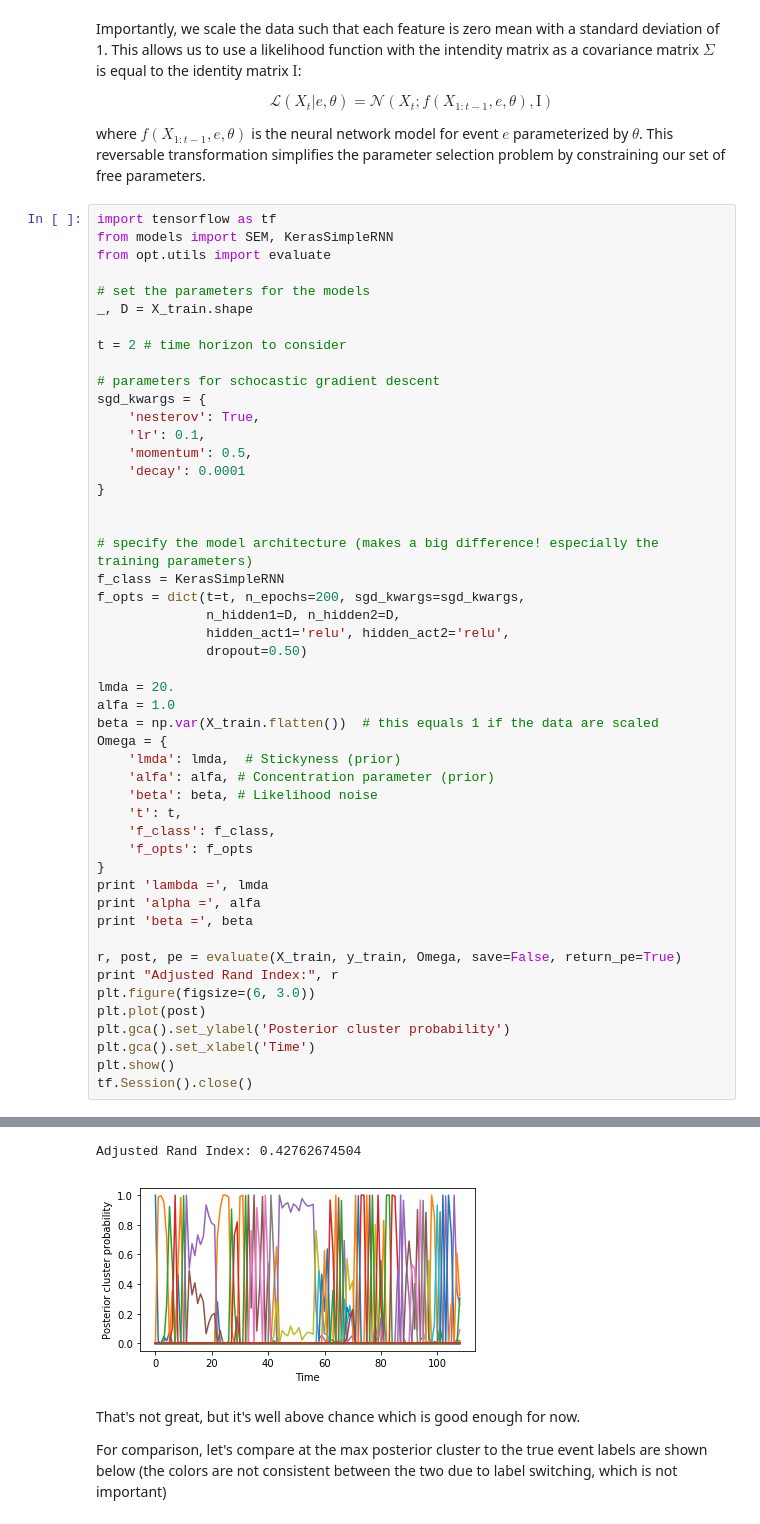
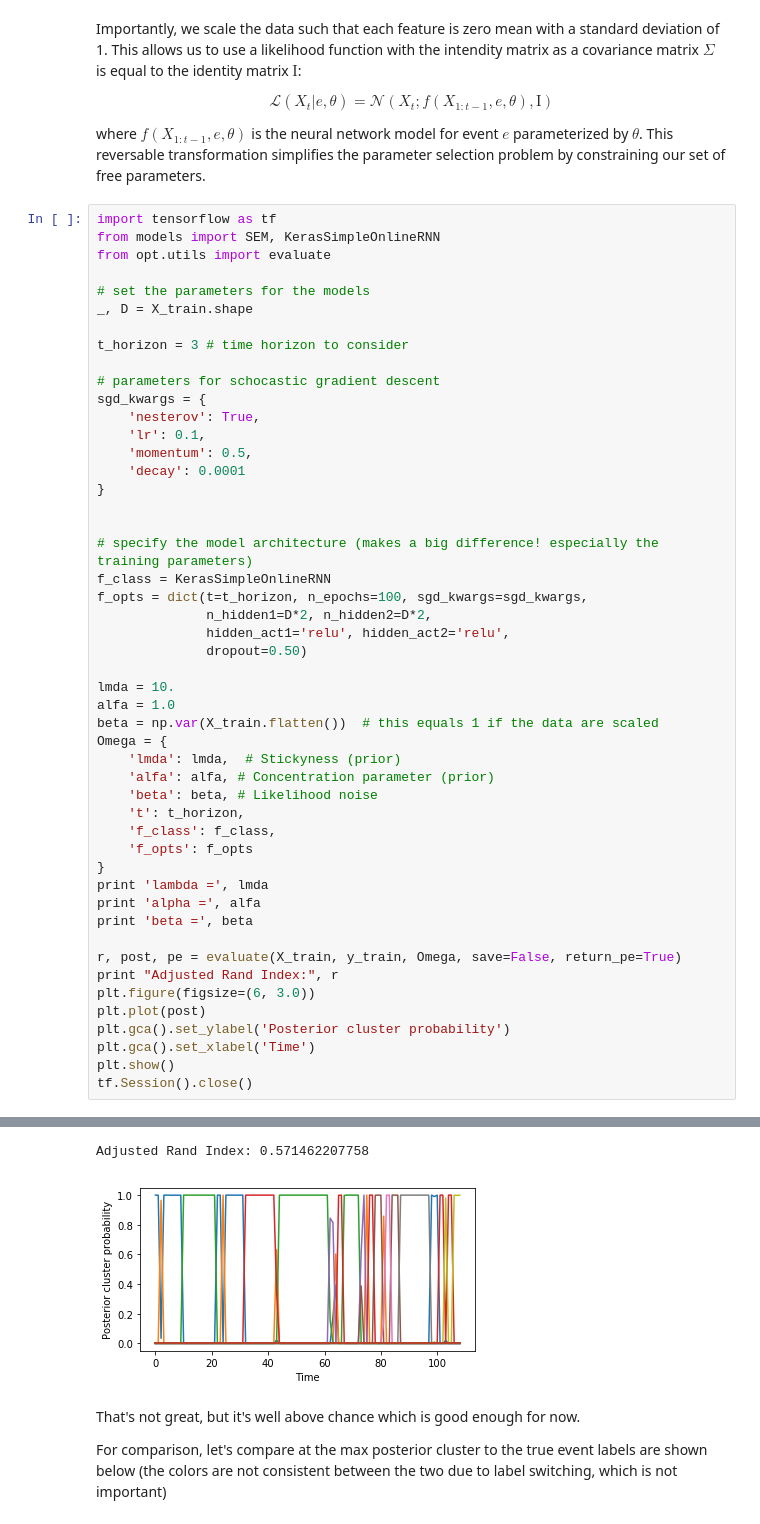
Before and after one commit to nicktfranklin/SEM_paper_simulations, a Jupyter notebook: Demo - Motion Capture Data.ipynb, the cells around one changed output, grey strips where cells are left out. Drawn from its saved outputs; the diff is of its cells as text.

```diff
--- a/Demo - Motion Capture Data.ipynb
+++ b/Demo - Motion Capture Data.ipynb
@@ -100,13 +100,13 @@ $$\mathcal{L}(X_t|e, \theta) = \mathcal{N}\left(X_t; f(X_{1:t-1}, e, \theta), \t
 where $f(X_{1:t-1}, e, \theta)$ is the neural network model for event $e$ parameterized by $\theta$. This reversable transformation simplifies the parameter selection problem by constraining our set of free parameters.
 # %%
 import tensorflow as tf
-from models import SEM, KerasSimpleRNN
+from models import SEM, KerasSimpleOnlineRNN
 from opt.utils import evaluate
 
 # set the parameters for the models
 _, D = X_train.shape
 
-t = 2 # time horizon to consider
+t_horizon = 3 # time horizon to consider
 
 # parameters for schocastic gradient descent
 sgd_kwargs = {
@@ -118,20 +118,20 @@ sgd_kwargs = {
 
 
 # specify the model architecture (makes a big difference! especially the training parameters)
-f_class = KerasSimpleRNN
-f_opts = dict(t=t, n_epochs=200, sgd_kwargs=sgd_kwargs,
-              n_hidden1=D, n_hidden2=D,
+f_class = KerasSimpleOnlineRNN
+f_opts = dict(t=t_horizon, n_epochs=100, sgd_kwargs=sgd_kwargs,
+              n_hidden1=D*2, n_hidden2=D*2,
               hidden_act1='relu', hidden_act2='relu',
               dropout=0.50)
 
-lmda = 20.
+lmda = 10.
 alfa = 1.0
 beta = np.var(X_train.flatten())  # this equals 1 if the data are scaled
 Omega = {
     'lmda': lmda,  # Stickyness (prior)
     'alfa': alfa, # Concentration parameter (prior)
     'beta': beta, # Likelihood noise
-    't': t,
+    't': t_horizon,
     'f_class': f_class,
     'f_opts': f_opts
 }
@@ -152,8 +152,8 @@ lambda = 20.0
 alpha = 1.0
 beta = 0.981481481481
 Widget Javascript not detected.  It may not be installed or enabled properly.
-Adjusted Rand Index: 0.42762674504
+Adjusted Rand Index: 0.571462207758
-[figure, old version]
+[figure, new version]
 # %% [markdown]
 That's not great, but it's well above chance which is good enough for now.
 
```
Also changed, not shown: parts of 7 cells of this notebook, 3 other files.
